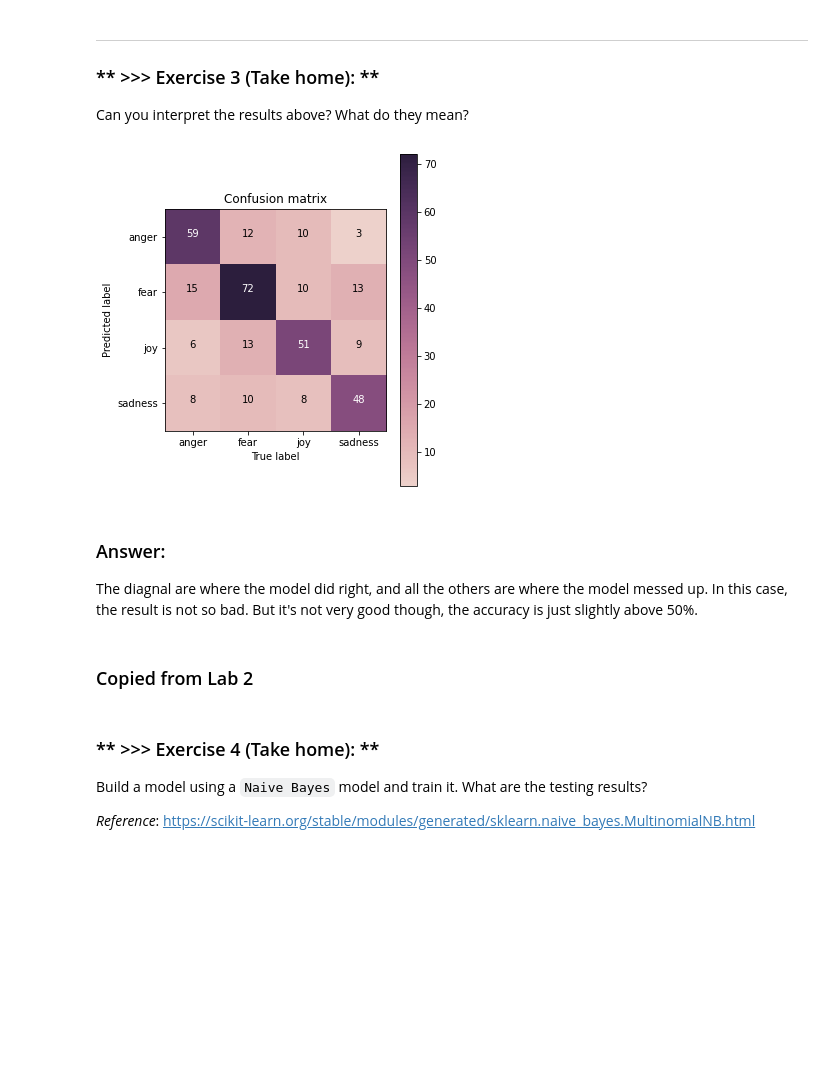
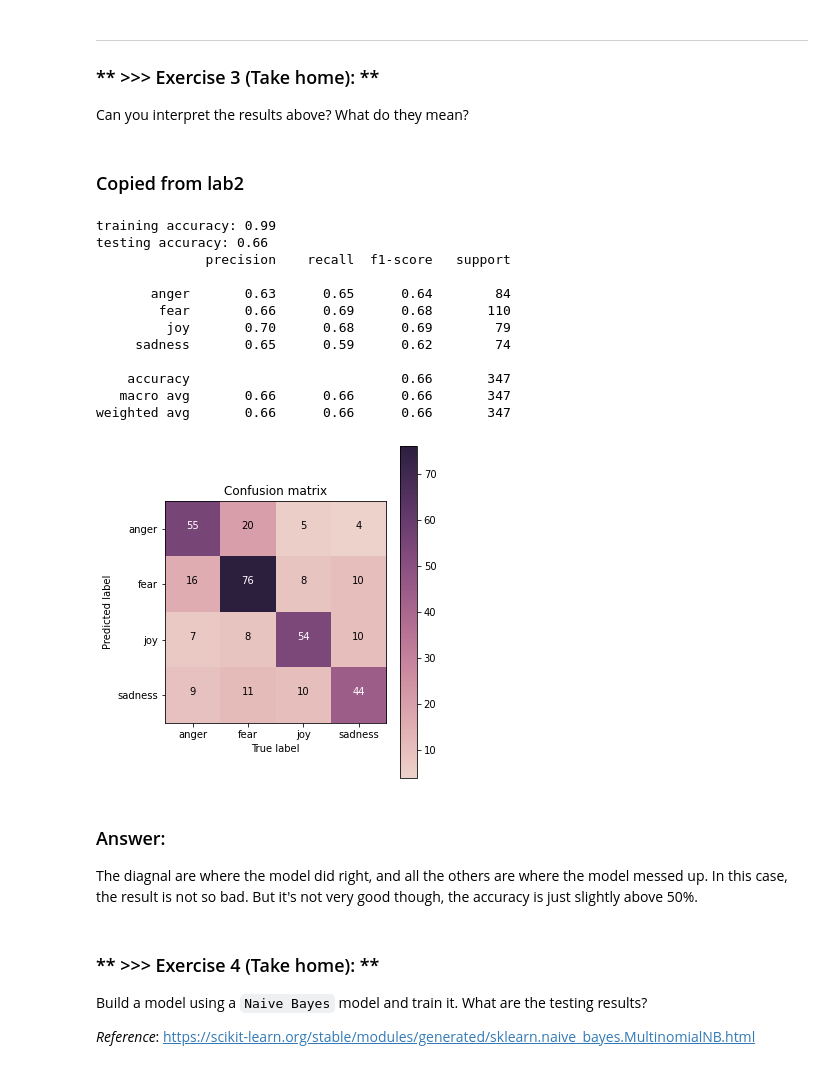
Before and after one commit to chillmelon/DM2021-Lab2-HW2, a Jupyter notebook: DM2021-Lab2-Homework.ipynb, the cells around one changed output. Drawn from its saved outputs; the diff is of its cells as text; code cells hidden in the pictures; blank space fills up the shorter version.

```diff
--- a/DM2021-Lab2-Homework.ipynb
+++ b/DM2021-Lab2-Homework.ipynb
@@ -110,5 +110,5 @@ print(tfidf_1000.get_feature_names()[100:110])
 ---
 ### ** >>> Exercise 3 (Take home): **
 Can you interpret the results above? What do they mean?
-# %% [markdown]
-![image.png](attachment:image.png)
+# %% [markdown]
+### Copied from lab2
@@ -115,6 +135,75 @@ Can you interpret the results above? What do they mean?
+# %%
+## build DecisionTree model
+DT_model = DecisionTreeClassifier(random_state=0)
+
+## training!
+DT_model = DT_model.fit(X_train, y_train)
+
+## predict!
+y_train_pred = DT_model.predict(X_train)
+y_test_pred = DT_model.predict(X_test)
+# %%
+from sklearn.metrics import classification_report, accuracy_score, confusion_matrix
+import matplotlib.pyplot as plt
+import seaborn as sns
+import numpy as np
+import itertools
+
+def plot_confusion_matrix(cm, classes, title='Confusion matrix',
+                          cmap=sns.cubehelix_palette(as_cmap=True)):
+    """
+    This function is modified from:
+    http://scikit-learn.org/stable/auto_examples/model_selection/plot_confusion_matrix.html
+    """
+    classes.sort()
+    tick_marks = np.arange(len(classes))
+
+    fig, ax = plt.subplots(figsize=(5,5))
+    im = ax.imshow(cm, interpolation='nearest', cmap=cmap)
+    ax.figure.colorbar(im, ax=ax)
+    ax.set(xticks=np.arange(cm.shape[1]),
+           yticks=np.arange(cm.shape[0]),
+           xticklabels = classes,
+           yticklabels = classes,
+           title = title,
+           xlabel = 'True label',
+           ylabel = 'Predicted label')
+
+    fmt = 'd'
+    thresh = cm.max() / 2.
+    for i, j in itertools.product(range(cm.shape[0]), range(cm.shape[1])):
+        plt.text(j, i, format(cm[i, j], fmt), horizontalalignment="center", color="white" if cm[i, j] > thresh else "black")
+    ylim_top = len(classes) - 0.5
+    plt.ylim([ylim_top, -.5])
+    plt.tight_layout()
+    plt.show()
+
+acc_train = accuracy_score(y_true=y_train, y_pred=y_train_pred)
+acc_test = accuracy_score(y_true=y_test, y_pred=y_test_pred)
+
+print('training accuracy: {}'.format(round(acc_train, 2)))
+print('testing accuracy: {}'.format(round(acc_test, 2)))
+
+print(classification_report(y_true=y_test, y_pred=y_test_pred))
+
+cm = confusion_matrix(y_true=y_test, y_pred=y_test_pred)
+my_tags = ['anger', 'fear', 'joy', 'sadness']
+plot_confusion_matrix(cm, classes=my_tags, title='Confusion matrix')
+# %% [output]
+training accuracy: 0.99
+testing accuracy: 0.66
+              precision    recall  f1-score   support
+
+       anger       0.63      0.65      0.64        84
+        fear       0.66      0.69      0.68       110
+         joy       0.70      0.68      0.69        79
+     sadness       0.65      0.59      0.62        74
+
+    accuracy                           0.66       347
+   macro avg       0.66      0.66      0.66       347
+weighted avg       0.66      0.66      0.66       347
+[figure, added]
 # %% [markdown]
 ### Answer:
 The diagnal are where the model did right, and all the others are where the model messed up.
 In this case, the result is not so bad. But it's not very good though, the accuracy is just slightly above 50%.
-# %% [markdown]
-### Copied from Lab 2
```
Also changed, not shown: parts of 19 cells of this notebook.
